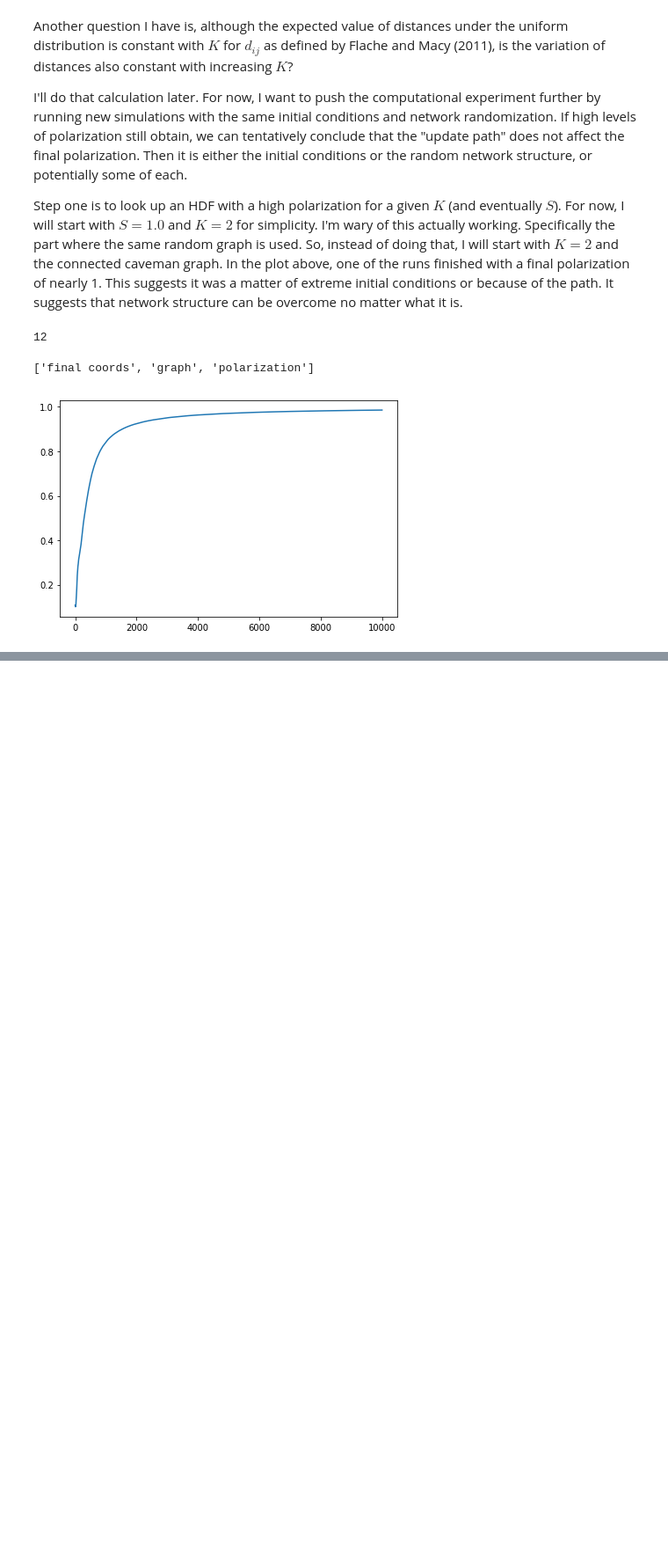
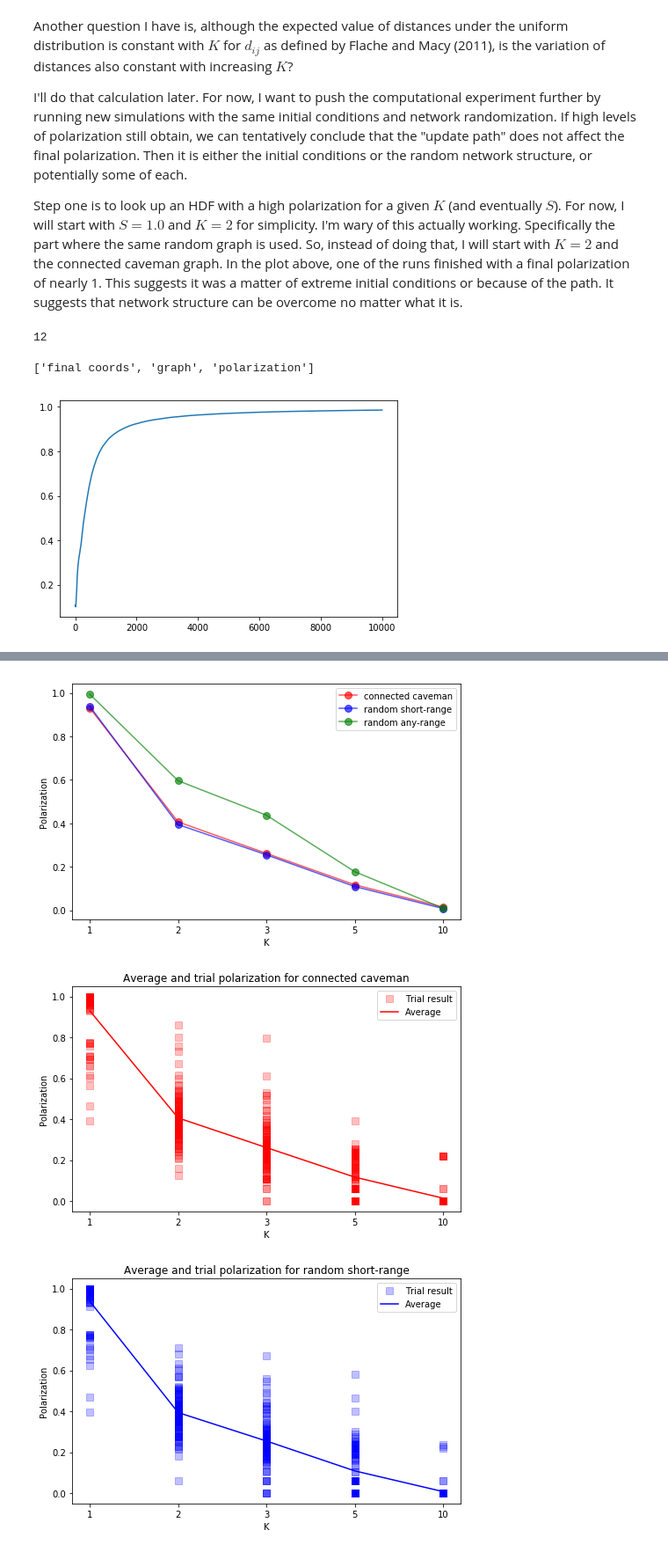
Before and after one commit to mt-digital/polarization, a Jupyter notebook: Complexity plots development 4-14.ipynb, the cells around one changed output, grey strips where cells are left out. Shown at 88% size. Saved outputs shown, nothing was run; the diff lists cells and outputs as text; code cells hidden in the pictures; blank space fills up the shorter version.

```diff
--- a/Complexity plots development 4-14.ipynb
+++ b/Complexity plots development 4-14.ipynb
@@ -253,0 +259,15 @@ OK, so unfortunately
+# %%
+plot_figure12b('data/finegrained_K_4-18/', stddev='off', x=[1, 2, 3, 5, 10],
+               full_ylim=False,  # x=list(range(1, 13)),
+               figsize=(7, 4.5), save_path)
+
+plot_single_K_experiment('data/finegrained_K_4-18/', 'connected caveman',
+                         x=[ 1, 2, 3, 5, 10], figsize=(7, 4.5))
+plot_single_K_experiment('data/finegrained_K_4-18', 'random short-range',
+                         x=[1, 2, 3, 5, 10], figsize=(7, 4.5))
+plot_single_K_experiment('data/finegrained_K_4-18/', 'random any-range',
+                         x=[1, 2, 3, 5, 10], figsize=(7, 4.5))
+# %% [output]
+[figure, added]
+[figure, added]
+[figure, added]
```
Also changed, not shown: parts of 28 cells of this notebook, 6 other files.
